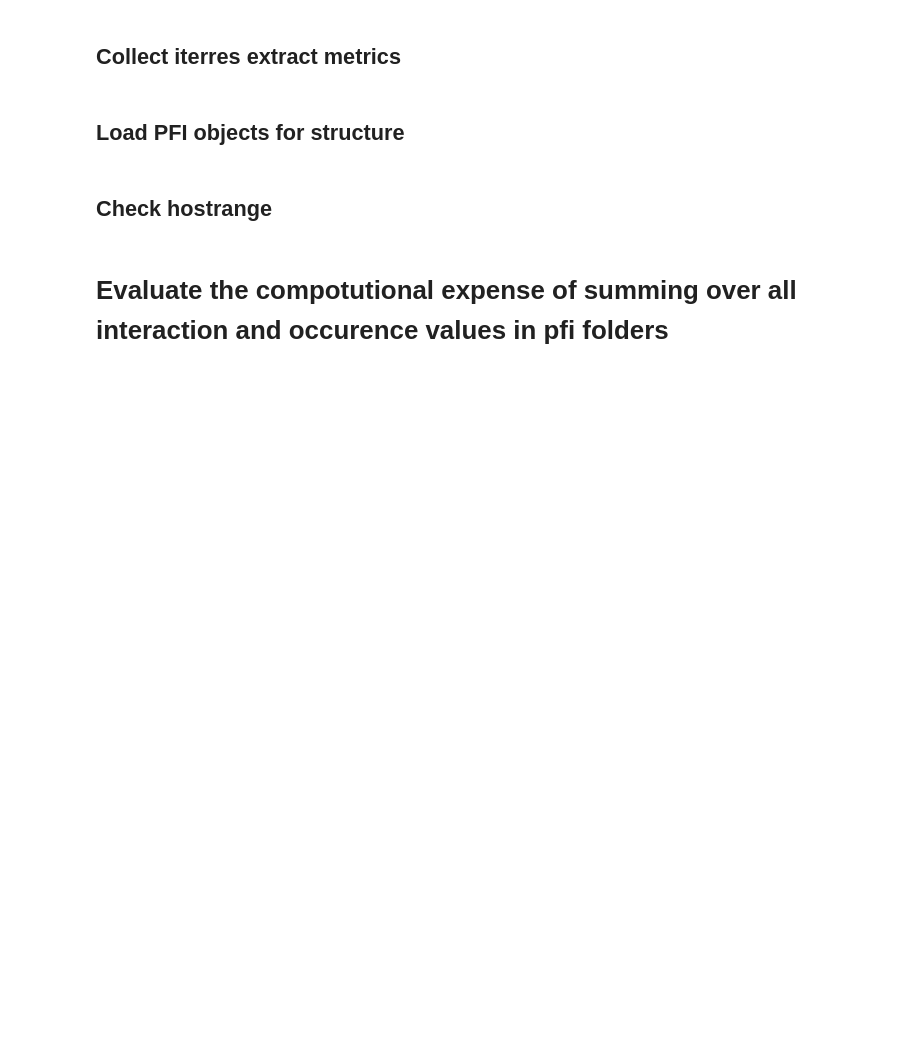
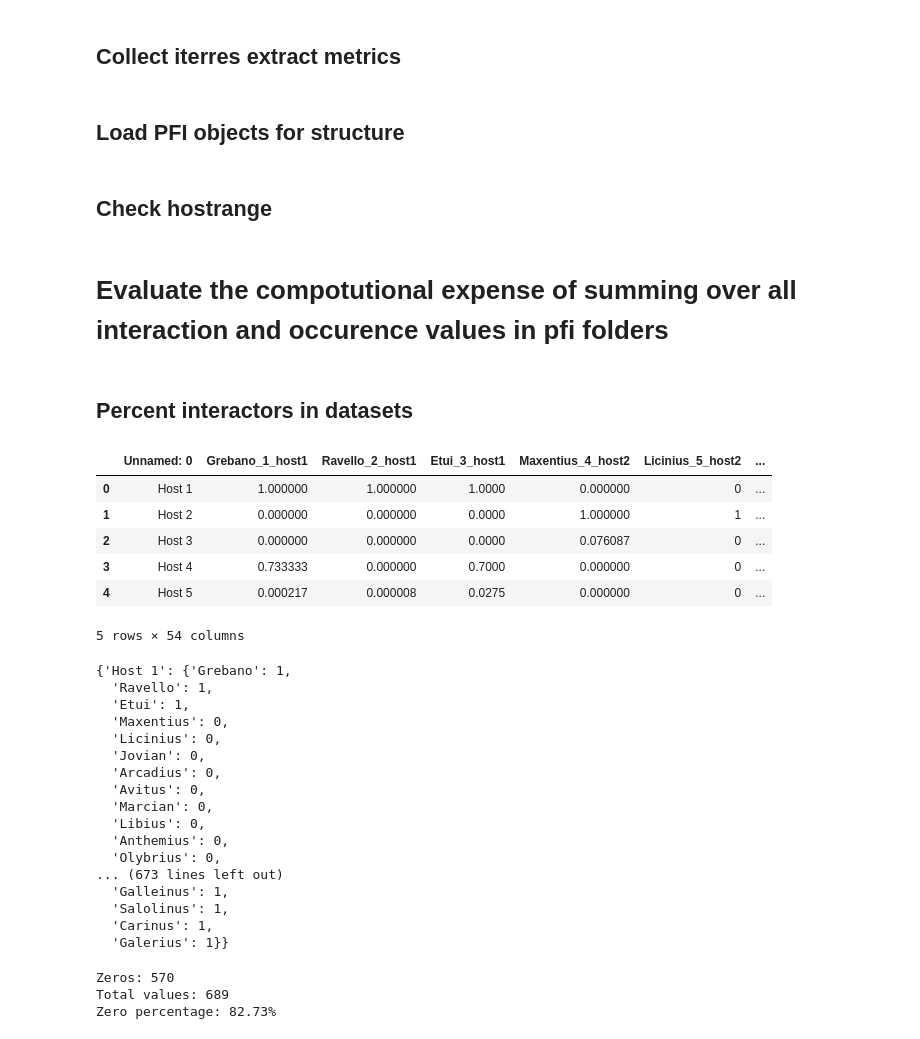
Before and after one commit to azzy72/PredictPhagePPI, a Jupyter notebook: notebooks/playground.ipynb, the cells around one changed output. Cells and saved outputs as stored; diff of their text form; code cells hidden in the pictures; blank space fills up the shorter version.

```diff
--- a/notebooks/playground.ipynb
+++ b/notebooks/playground.ipynb
@@ -128,3 +128,60 @@ for i, pair in enumerate(normalized_scores.items()):
 # %%
 print(list(int_pairs.values())[0:4])
 sum(int_pairs.values())
+# %% [markdown]
+## Percent interactors in datasets
+# %%
+import paths
+import pandas as pd
+import os
+
+path_to_eop = os.path.join(paths.raw_data_path, "phagehost_KU/data2_EOP.xlsx")
+path_to_hostrange = os.path.join(paths.raw_data_path, "phagehost_KU/Hostrange_data_all_crisp_iso.xlsx")
+eop_df = pd.read_excel(path_to_eop, sheet_name="Sheet1")
+display(eop_df.head())
+
+from io_operations import call_hostrange_df
+from manipulations import binarize_host_range, hostrange_df_to_dict
+eop_df = call_hostrange_df(path_to_eop, sheet_name="Sheet1", data2=True)[1]
+host_range_data = binarize_host_range(hostrange_df_to_dict(eop_df), continous=False)
+host_range_data = {bact.replace("_reoriented", ""): interactions for bact, interactions in host_range_data.items()} # if "_reoriented" is in the bacteria names in host_range_data, remove it to match the bacteria names in the presence matrix.
+host_range_data
+# %% [output]
+|  | Unnamed: 0 | Grebano_1_host1 | Ravello_2_host1 | Etui_3_host1 | Maxentius_4_host2 | Licinius_5_host2 | ... |
+| 0 | Host 1 | 1.000000 | 1.000000 | 1.0000 | 0.000000 | 0 | ... |
+| 1 | Host 2 | 0.000000 | 0.000000 | 0.0000 | 1.000000 | 1 | ... |
+| 2 | Host 3 | 0.000000 | 0.000000 | 0.0000 | 0.076087 | 0 | ... |
+| 3 | Host 4 | 0.733333 | 0.000000 | 0.7000 | 0.000000 | 0 | ... |
+| 4 | Host 5 | 0.000217 | 0.000008 | 0.0275 | 0.000000 | 0 | ... |
+5 rows × 54 columns
+{'Host 1': {'Grebano': 1,
+  'Ravello': 1,
+  'Etui': 1,
+  'Maxentius': 0,
+  'Licinius': 0,
+  'Jovian': 0,
+  'Arcadius': 0,
+  'Avitus': 0,
+  'Marcian': 0,
+  'Libius': 0,
+  'Anthemius': 0,
+  'Olybrius': 0,
+... (673 lines left out)
+  'Galleinus': 1,
+  'Salolinus': 1,
+  'Carinus': 1,
+  'Galerius': 1}}
+# %%
+# percentage of zeros in the numeric part of eop_df
+numeric_df = eop_df.drop(columns=["phage"], errors="ignore")
+zero_count = (numeric_df == 0).sum().sum()
+total_count = numeric_df.size
+zero_percentage = 100 * zero_count / total_count
+
+print(f"Zeros: {zero_count}")
+print(f"Total values: {total_count}")
+print(f"Zero percentage: {zero_percentage:.2f}%")
+# %% [output]
+Zeros: 570
+Total values: 689
+Zero percentage: 82.73%
```
Also changed, not shown: parts of 1 cell of this notebook, 4 other files.
